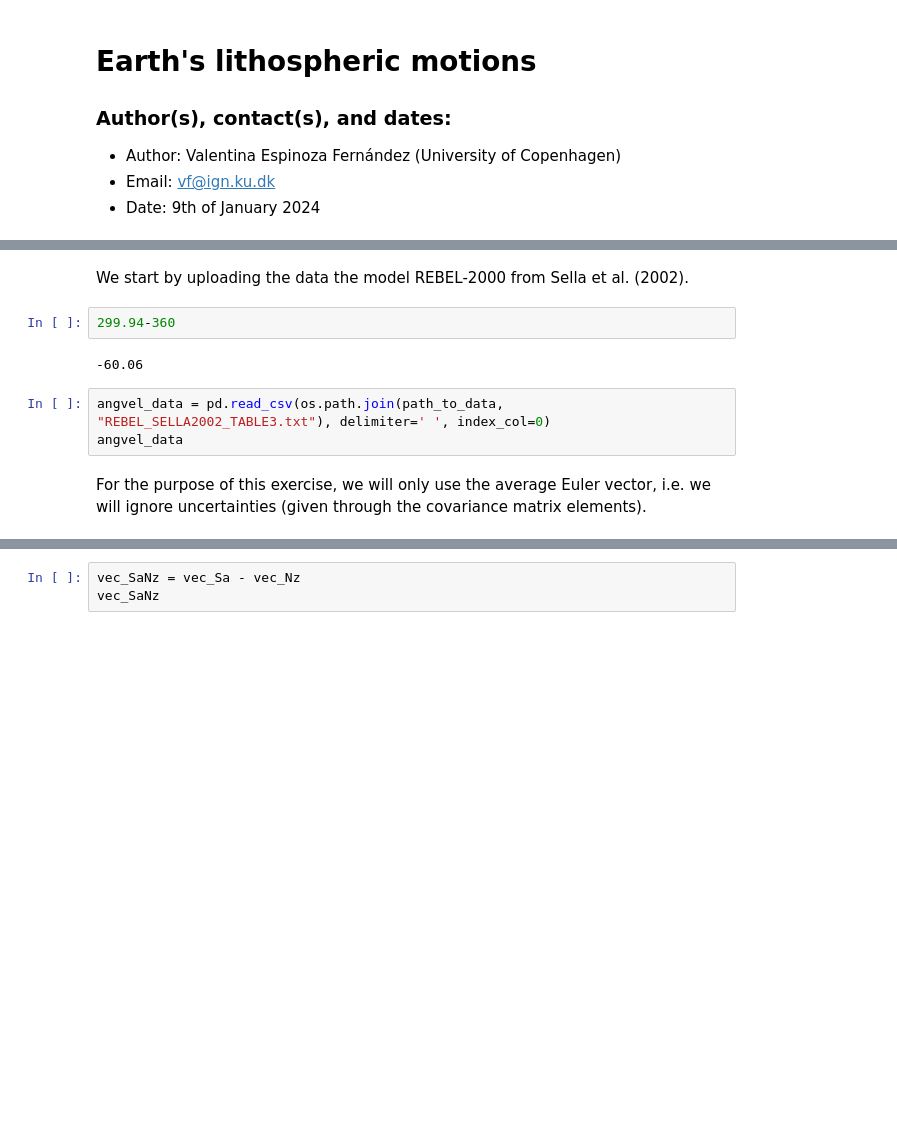
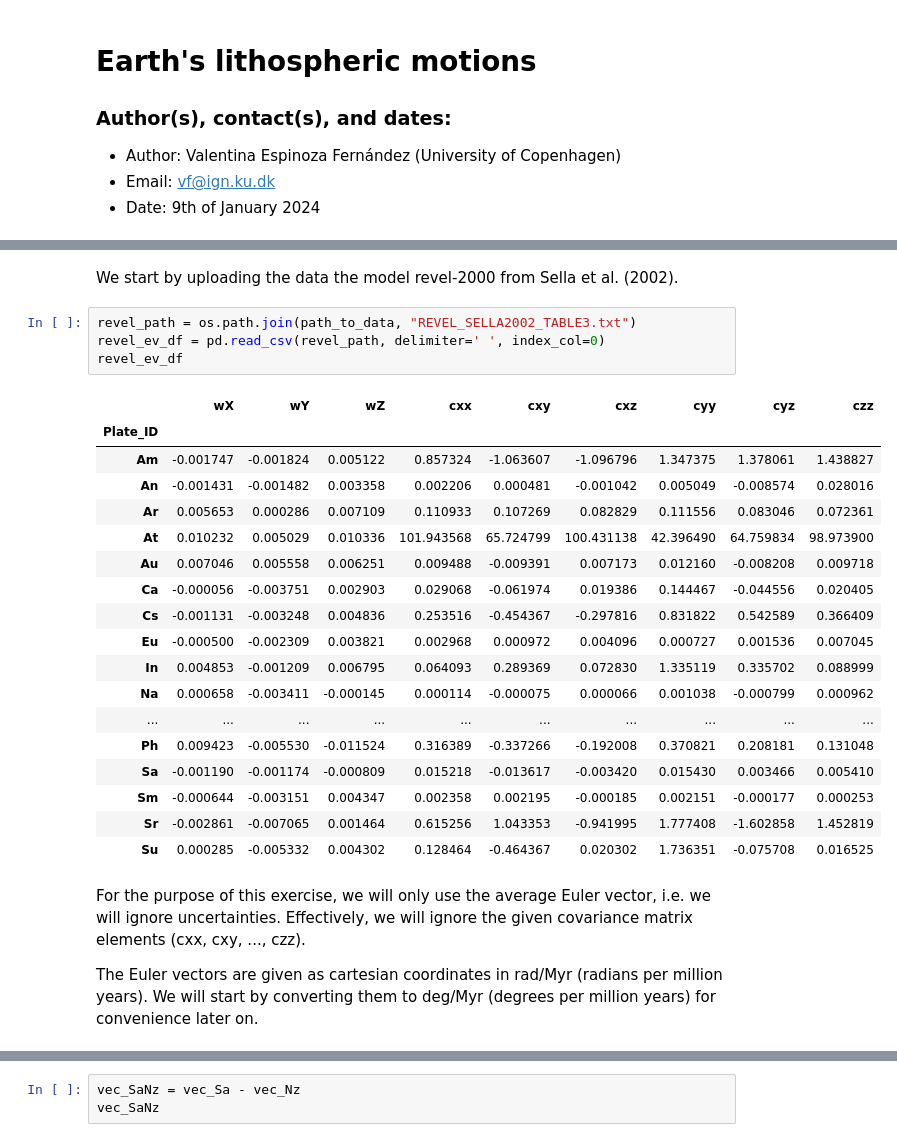
Before and after one commit to ValeEspinozaF/GeodynamicsTeaching-KU2024, a Jupyter notebook: EX3_PLATE_MOTIONS.ipynb, the cells around one changed output, grey strips where cells are left out. Saved outputs shown, nothing was run; the diff lists cells and outputs as text; blank space fills up the shorter version.

Commit message:
Exercises 3 and 4 ready

```diff
--- a/EX3_PLATE_MOTIONS.ipynb
+++ b/EX3_PLATE_MOTIONS.ipynb
@@ -68,12 +72,30 @@ ax.plot(rebel_df["lon"], rebel_df["lat"], "or", label="Rebelo et al. (2010)")
 # %% [markdown]
-We start by uploading the data the model REBEL-2000 from Sella et al. (2002).
+We start by uploading the data the model revel-2000 from Sella et al. (2002).
-# %%
-299.94-360
-# %% [output]
--60.06
 # %%
-angvel_data = pd.read_csv(os.path.join(path_to_data, "REBEL_SELLA2002_TABLE3.txt"), delimiter=' ', index_col=0)
-angvel_data
+revel_path = os.path.join(path_to_data, "REVEL_SELLA2002_TABLE3.txt")
+revel_ev_df = pd.read_csv(revel_path, delimiter=' ', index_col=0)
+revel_ev_df
+# %% [output]
+|  | wX | wY | wZ | cxx | cxy | cxz | cyy | cyz | czz |
+| Plate_ID |  |  |  |  |  |  |  |  |  |
+| Am | -0.001747 | -0.001824 | 0.005122 | 0.857324 | -1.063607 | -1.096796 | 1.347375 | 1.378061 | 1.438827 |
+| An | -0.001431 | -0.001482 | 0.003358 | 0.002206 | 0.000481 | -0.001042 | 0.005049 | -0.008574 | 0.028016 |
+| Ar | 0.005653 | 0.000286 | 0.007109 | 0.110933 | 0.107269 | 0.082829 | 0.111556 | 0.083046 | 0.072361 |
+| At | 0.010232 | 0.005029 | 0.010336 | 101.943568 | 65.724799 | 100.431138 | 42.396490 | 64.759834 | 98.973900 |
+| Au | 0.007046 | 0.005558 | 0.006251 | 0.009488 | -0.009391 | 0.007173 | 0.012160 | -0.008208 | 0.009718 |
+| Ca | -0.000056 | -0.003751 | 0.002903 | 0.029068 | -0.061974 | 0.019386 | 0.144467 | -0.044556 | 0.020405 |
+| Cs | -0.001131 | -0.003248 | 0.004836 | 0.253516 | -0.454367 | -0.297816 | 0.831822 | 0.542589 | 0.366409 |
+| Eu | -0.000500 | -0.002309 | 0.003821 | 0.002968 | 0.000972 | 0.004096 | 0.000727 | 0.001536 | 0.007045 |
+| In | 0.004853 | -0.001209 | 0.006795 | 0.064093 | 0.289369 | 0.072830 | 1.335119 | 0.335702 | 0.088999 |
+| Na | 0.000658 | -0.003411 | -0.000145 | 0.000114 | -0.000075 | 0.000066 | 0.001038 | -0.000799 | 0.000962 |
+| ... | ... | ... | ... | ... | ... | ... | ... | ... | ... |
+| Ph | 0.009423 | -0.005530 | -0.011524 | 0.316389 | -0.337266 | -0.192008 | 0.370821 | 0.208181 | 0.131048 |
+| Sa | -0.001190 | -0.001174 | -0.000809 | 0.015218 | -0.013617 | -0.003420 | 0.015430 | 0.003466 | 0.005410 |
+| Sm | -0.000644 | -0.003151 | 0.004347 | 0.002358 | 0.002195 | -0.000185 | 0.002151 | -0.000177 | 0.000253 |
+| Sr | -0.002861 | -0.007065 | 0.001464 | 0.615256 | 1.043353 | -0.941995 | 1.777408 | -1.602858 | 1.452819 |
+| Su | 0.000285 | -0.005332 | 0.004302 | 0.128464 | -0.464367 | 0.020302 | 1.736351 | -0.075708 | 0.016525 |
 # %% [markdown]
-For the purpose of this exercise, we will only use the average Euler vector, i.e. we will ignore uncertainties (given through the covariance matrix elements).
+For the purpose of this exercise, we will only use the average Euler vector, i.e. we will ignore uncertainties. Effectively, we will ignore the given covariance matrix elements (cxx, cxy, ..., czz).
+
+The Euler vectors are given as cartesian coordinates in rad/Myr (radians per million years). We will start by converting them to deg/Myr (degrees per million years) for convenience later on.
 # %%
```
Also changed, not shown: parts of 16 cells of this notebook, 10 other files.
